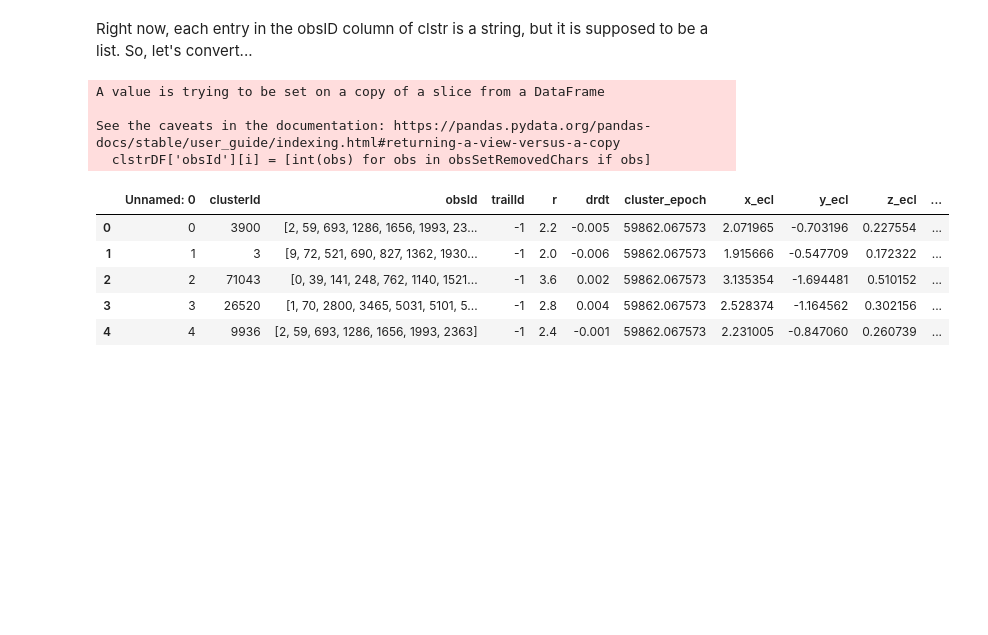
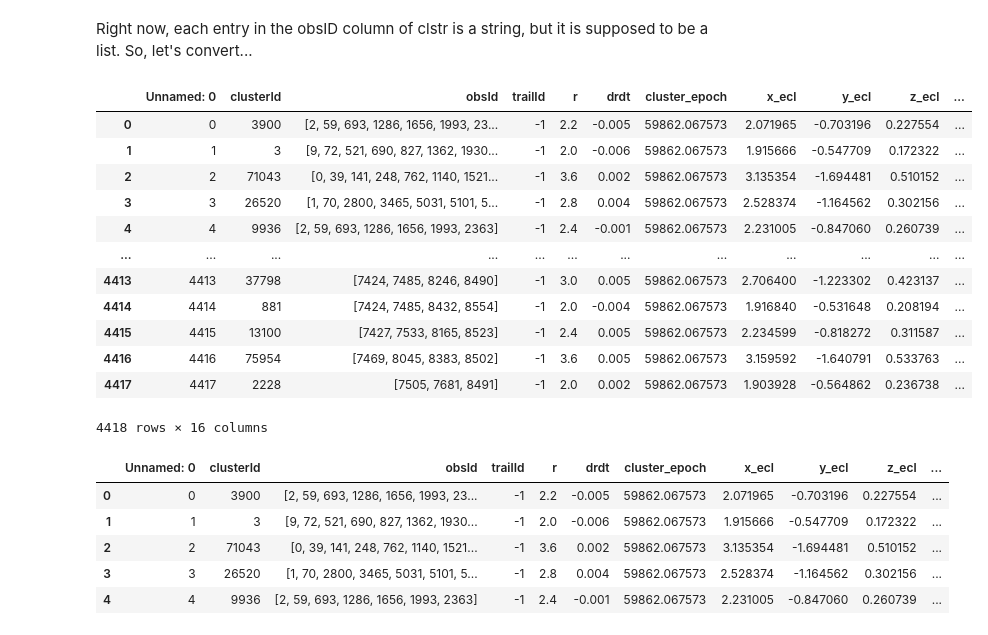
Before and after one commit to rahil-makadia/lsst-heliolinc-corrector, a Jupyter notebook: lsst-corrector-demo.ipynb, the cells around one changed output. Saved outputs shown, nothing was run; the diff lists cells and outputs as text; code cells hidden in the pictures; blank space fills up the shorter version.

Commit message:
fixed dataframe 'obsId' column preprocessing warning from pandas

```diff
--- a/lsst-corrector-demo.ipynb
+++ b/lsst-corrector-demo.ipynb
@@ -38,12 +38,23 @@ Right now, each entry in the obsID column of clstr is a string, but it is suppos
 # %%
 for i, obsSet in enumerate(clstrDF['obsId']):
     obsSetRemovedChars = obsSet.replace('\n', '').replace('[', '').replace(']', '').split(' ')
-    clstrDF['obsId'][i] = [int(obs) for obs in obsSetRemovedChars if obs]
+    clstrDF.at[i, 'obsId'] = [int(obs) for obs in obsSetRemovedChars if obs]
-# %% [output]
-A value is trying to be set on a copy of a slice from a DataFrame
-
-See the caveats in the documentation: https://pandas.pydata.org/pandas-docs/stable/user_guide/indexing.html#returning-a-view-versus-a-copy
-  clstrDF['obsId'][i] = [int(obs) for obs in obsSetRemovedChars if obs]
+# %%
+clstrDF
+# %% [output]
+|  | Unnamed: 0 | clusterId | obsId | trailId | r | drdt | cluster_epoch | x_ecl | y_ecl | z_ecl | ... |
+| 0 | 0 | 3900 | [2, 59, 693, 1286, 1656, 1993, 23... | -1 | 2.2 | -0.005 | 59862.067573 | 2.071965 | -0.703196 | 0.227554 | ... |
+| 1 | 1 | 3 | [9, 72, 521, 690, 827, 1362, 1930... | -1 | 2.0 | -0.006 | 59862.067573 | 1.915666 | -0.547709 | 0.172322 | ... |
+| 2 | 2 | 71043 | [0, 39, 141, 248, 762, 1140, 1521... | -1 | 3.6 | 0.002 | 59862.067573 | 3.135354 | -1.694481 | 0.510152 | ... |
+| 3 | 3 | 26520 | [1, 70, 2800, 3465, 5031, 5101, 5... | -1 | 2.8 | 0.004 | 59862.067573 | 2.528374 | -1.164562 | 0.302156 | ... |
+| 4 | 4 | 9936 | [2, 59, 693, 1286, 1656, 1993, 2363] | -1 | 2.4 | -0.001 | 59862.067573 | 2.231005 | -0.847060 | 0.260739 | ... |
+| ... | ... | ... | ... | ... | ... | ... | ... | ... | ... | ... | ... |
+| 4413 | 4413 | 37798 | [7424, 7485, 8246, 8490] | -1 | 3.0 | 0.005 | 59862.067573 | 2.706400 | -1.223302 | 0.423137 | ... |
+| 4414 | 4414 | 881 | [7424, 7485, 8432, 8554] | -1 | 2.0 | -0.004 | 59862.067573 | 1.916840 | -0.531648 | 0.208194 | ... |
+| 4415 | 4415 | 13100 | [7427, 7533, 8165, 8523] | -1 | 2.4 | 0.005 | 59862.067573 | 2.234599 | -0.818272 | 0.311587 | ... |
+| 4416 | 4416 | 75954 | [7469, 8045, 8383, 8502] | -1 | 3.6 | 0.005 | 59862.067573 | 3.159592 | -1.640791 | 0.533763 | ... |
+| 4417 | 4417 | 2228 | [7505, 7681, 8491] | -1 | 2.0 | 0.002 | 59862.067573 | 1.903928 | -0.564862 | 0.236738 | ... |
+4418 rows × 16 columns
 # %%
 clstrDF.head()
 # %% [output]
```
Also changed, not shown: parts of 4 cells of this notebook.
